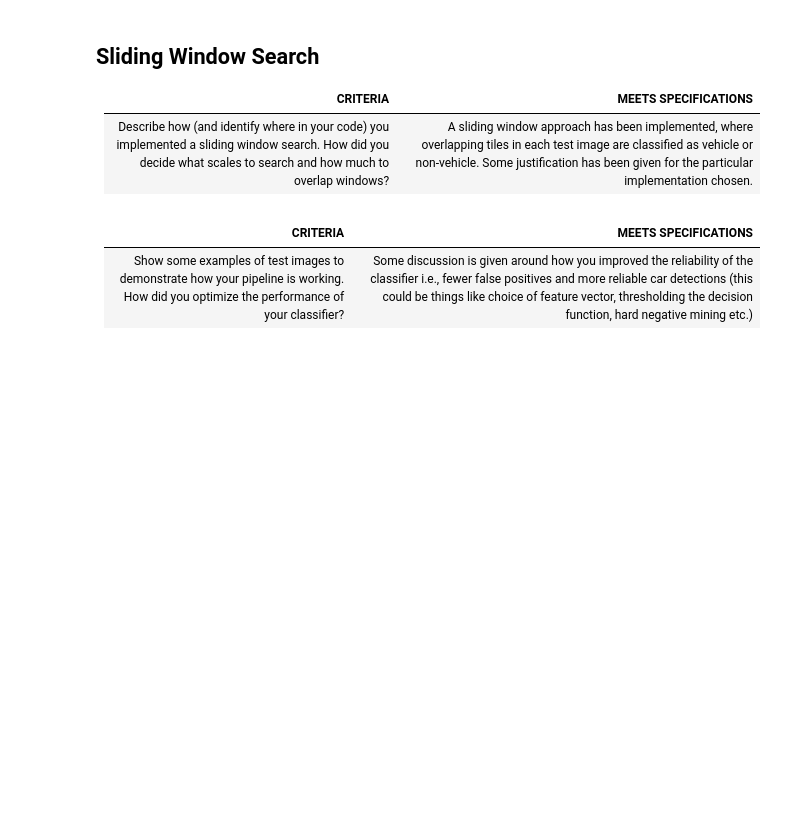
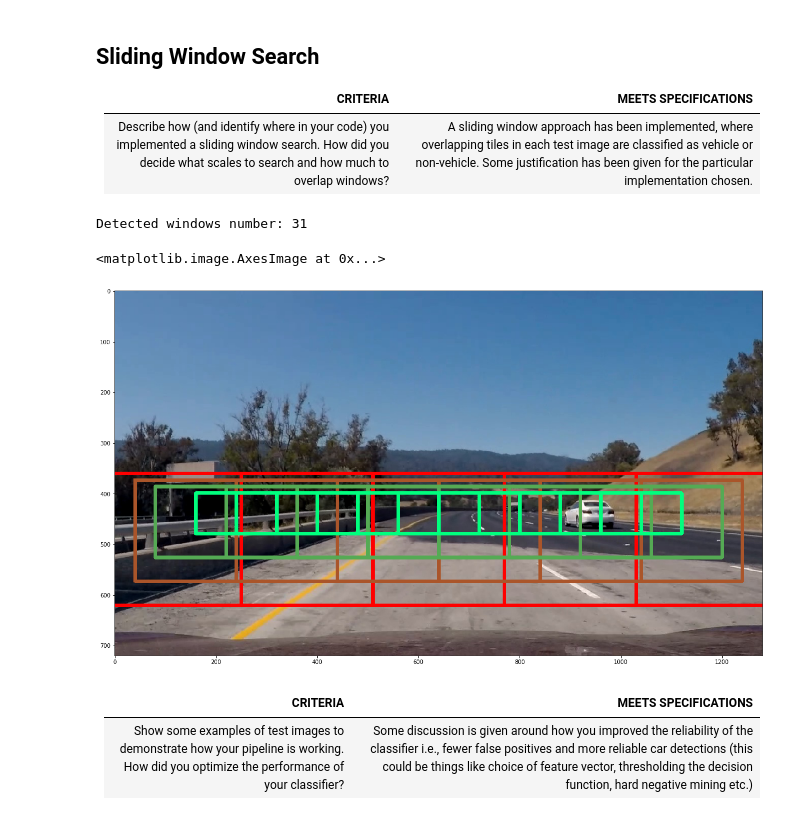
Before and after one commit to amemetov/sdc-term1-prj5-vehicle-detection, a Jupyter notebook: P5-Vehicle-Detection.ipynb, the cells around one changed output. Cells and saved outputs as stored; diff of their text form; code cells hidden in the pictures; blank space fills up the shorter version.

```diff
--- a/P5-Vehicle-Detection.ipynb
+++ b/P5-Vehicle-Detection.ipynb
@@ -294,3 +338,15 @@ from car_detect import find_windows, find_cars, process_car_candidates
+# %%
+#img = mpimg.imread('./test_images/1/0.jpg')
+img = mpimg.imread('./test_images/608.jpg')
+wins_img, wins = find_windows(img, dx_start=0, dx_stop=200,
+                              x_overlap_start=0, x_overlap_stop=0,
+                              n_levels=4, visualize=True)
+plt.figure(figsize=(24,12))
+plt.imshow(wins_img)
+# %% [output]
+Detected windows number: 31
+<matplotlib.image.AxesImage at 0x...>
+[figure, added]
 # %% [markdown]
 | **CRITERIA** | **MEETS SPECIFICATIONS** |
 |------|------|
```
Also changed, not shown: parts of 21 cells of this notebook.
